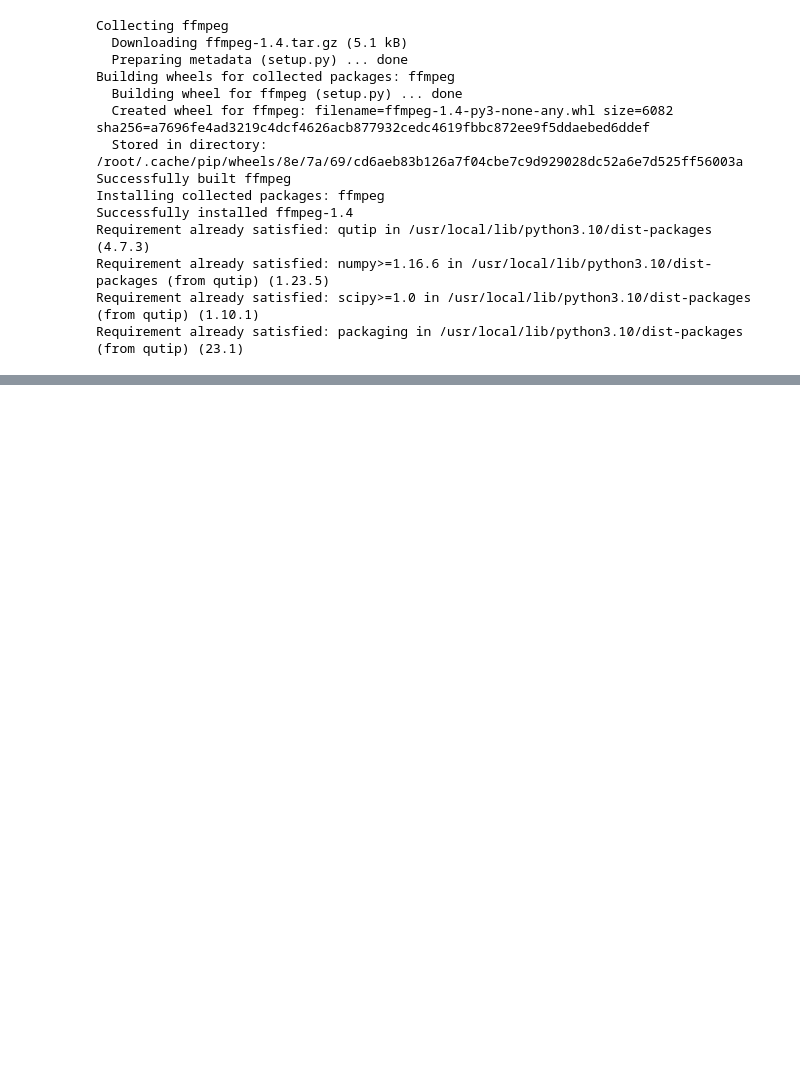
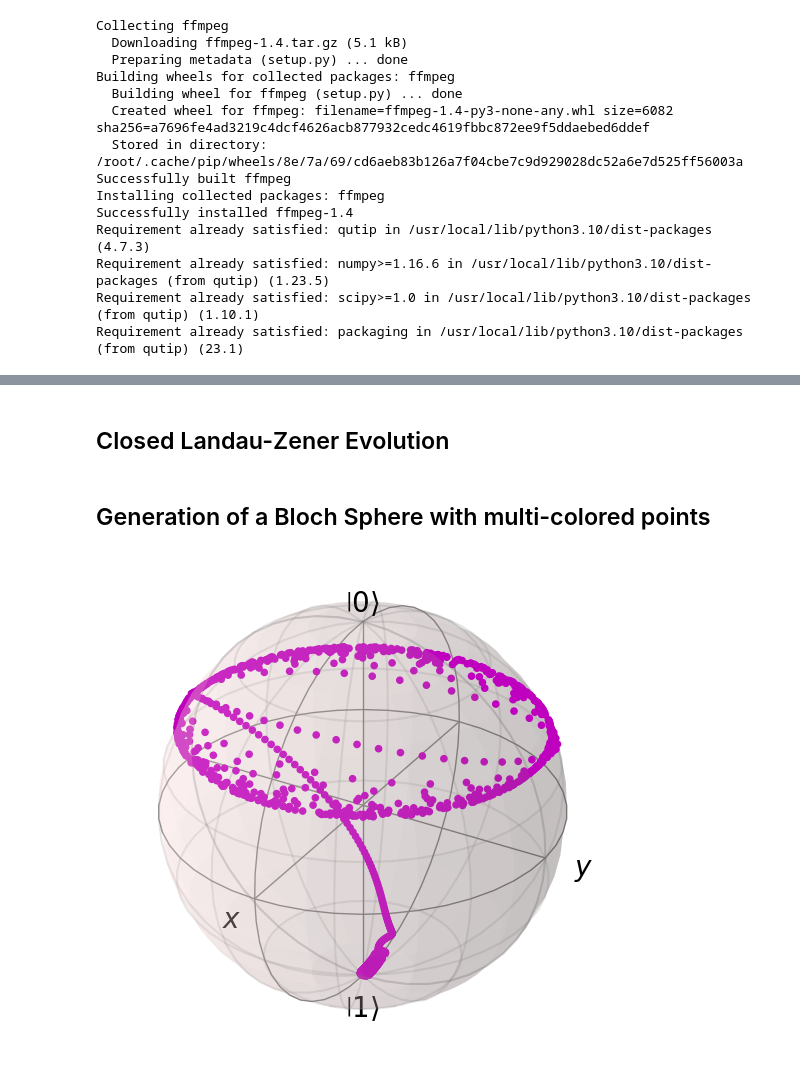
Before and after one commit to MakotoEndo8510/Qutip_expl, a Jupyter notebook: visualization.ipynb, the cells around one changed output, grey strips where cells are left out. Drawn from its saved outputs; the diff is of its cells as text; code cells hidden in the pictures; blank space fills up the shorter version.

```diff
--- a/visualization.ipynb
+++ b/visualization.ipynb
@@ -109,3 +109,5 @@ def plot_result(result, n, fig=None, axes=None):
 plot_animation(plot_setup, plot_result, result, writer="ffmpeg", codec=None)
 # %% [output]
 [interactive output not drawn]
+# %% [markdown]
+## Closed Landau-Zener Evolution
@@ -111,0 +117,39 @@ plot_animation(plot_setup, plot_result, result, writer="ffmpeg", codec=None)
+# %%
+delta = 0.5 * 2 * np.pi
+v = 2.0 * 2 * np.pi  # sweep rate
+
+H0 = delta / 2.0 * sigmax()
+H1 = v / 2.0 * sigmaz()
+H = [H0, [H1, "t"]]
+psi0 = basis(2, 0)
+
+sm = destroy(2)
+sx = sigmax()
+sy = sigmay()
+sz = sigmaz()
+expt_ops = [sm.dag() * sm, sx, sy, sz]
+
+
+tlist = np.linspace(-10.0, 10.0, 1500)
+expt_list = sesolve(H, psi0, tlist, expt_ops).expect
+# %% [markdown]
+## Generation of a Bloch Sphere with multi-colored points
+# %%
+b = Bloch()
+# normalize colors to times in tlist ##
+#nrm = plt.colors.Normalize(-2, 10)
+#colors = cm.cool(nrm(tlist))
+
+# add data points from expectation values ##
+b.add_points([expt_list[1], expt_list[2], -expt_list[3]], "m")
+
+# customize sphere properties ##
+b.point_color = ["m"]
+b.point_marker = ["o"]
+b.point_size = [20]
+
+b.zlpos = [1.1, -1.2]
+
+b.show()
+# %% [output]
+[figure, added]
```
Also changed, not shown: parts of 1 cell of this notebook.
